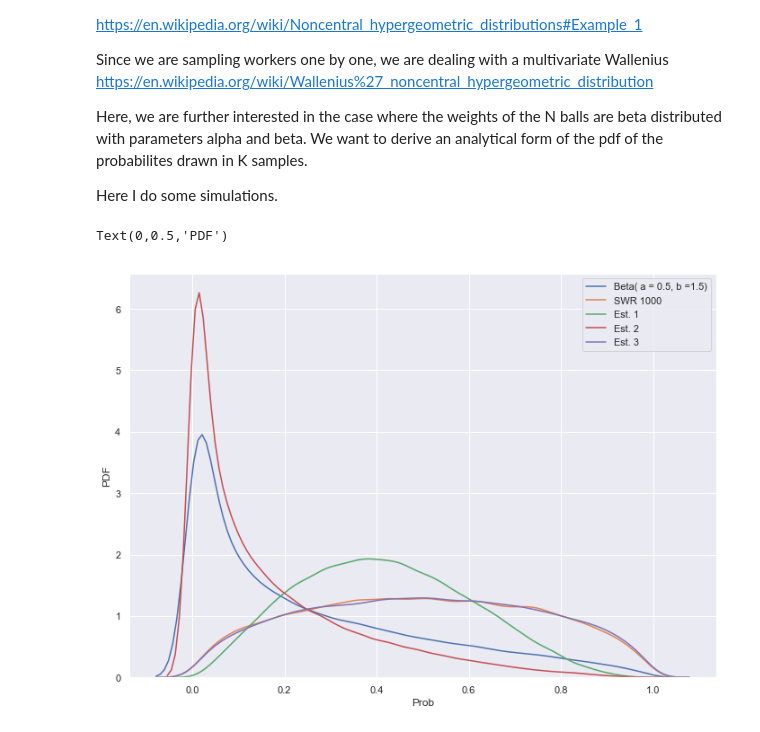
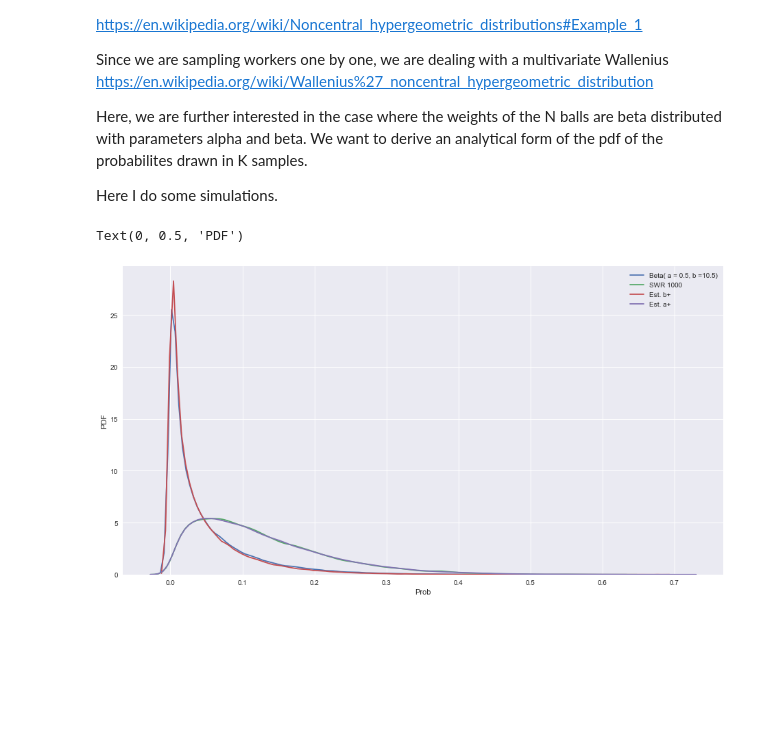
Before and after one commit to dedcode/caprecap, a Jupyter notebook: WNCHYPG_Approximation.ipynb, the cells around one changed output. Drawn from its saved outputs; the diff is of its cells as text; code cells hidden in the pictures; blank space fills up the shorter version.

```diff
--- a/WNCHYPG_Approximation.ipynb
+++ b/WNCHYPG_Approximation.ipynb
@@ -33,27 +33,26 @@ def SWR(N, K, pr):
 # %%
 # initial params
 N  = 100000
 a  = 0.5
-b  = 1.5
+b  = 10.5
 pr = beta.rvs(a, b, size = N)
 
 # target
 sns.distplot(pr, bins = 100, hist = False, label='Beta( a = ' + str(a) + ', b ='+str(b)+')');
 
 # with K = 1000 samples
 K = 1000
 sns.distplot(SWR(N, K, pr), bins = 100, hist = False, label='SWR ' + str(K));
 
 # Now some estimates for SWR1000
-sns.distplot(beta.rvs(a + 2, b + 2, size = N), bins = 100, hist = False, label='Est. 1');
-sns.distplot(beta.rvs(a, b + 1, size = N), bins = 100, hist = False, label='Est. 2');
-sns.distplot(beta.rvs(a + 1, b, size = N), bins = 100, hist = False, label='Est. 3');
+sns.distplot(beta.rvs(a, b + 1, size = N), bins = 100, hist = False, label='Est. b+');
+sns.distplot(beta.rvs(a + 1, b, size = N), bins = 100, hist = False, label='Est. a+');
 
 plt.xlabel("Prob")
 plt.ylabel("PDF")
 # %% [output]
-Text(0,0.5,'PDF')
+Text(0, 0.5, 'PDF')
-[figure, old version]
+[figure, new version]
 # %%
 # different set of parameters
 N  = 100000
```
Also changed, not shown: parts of 4 cells of this notebook, 2 other files.
